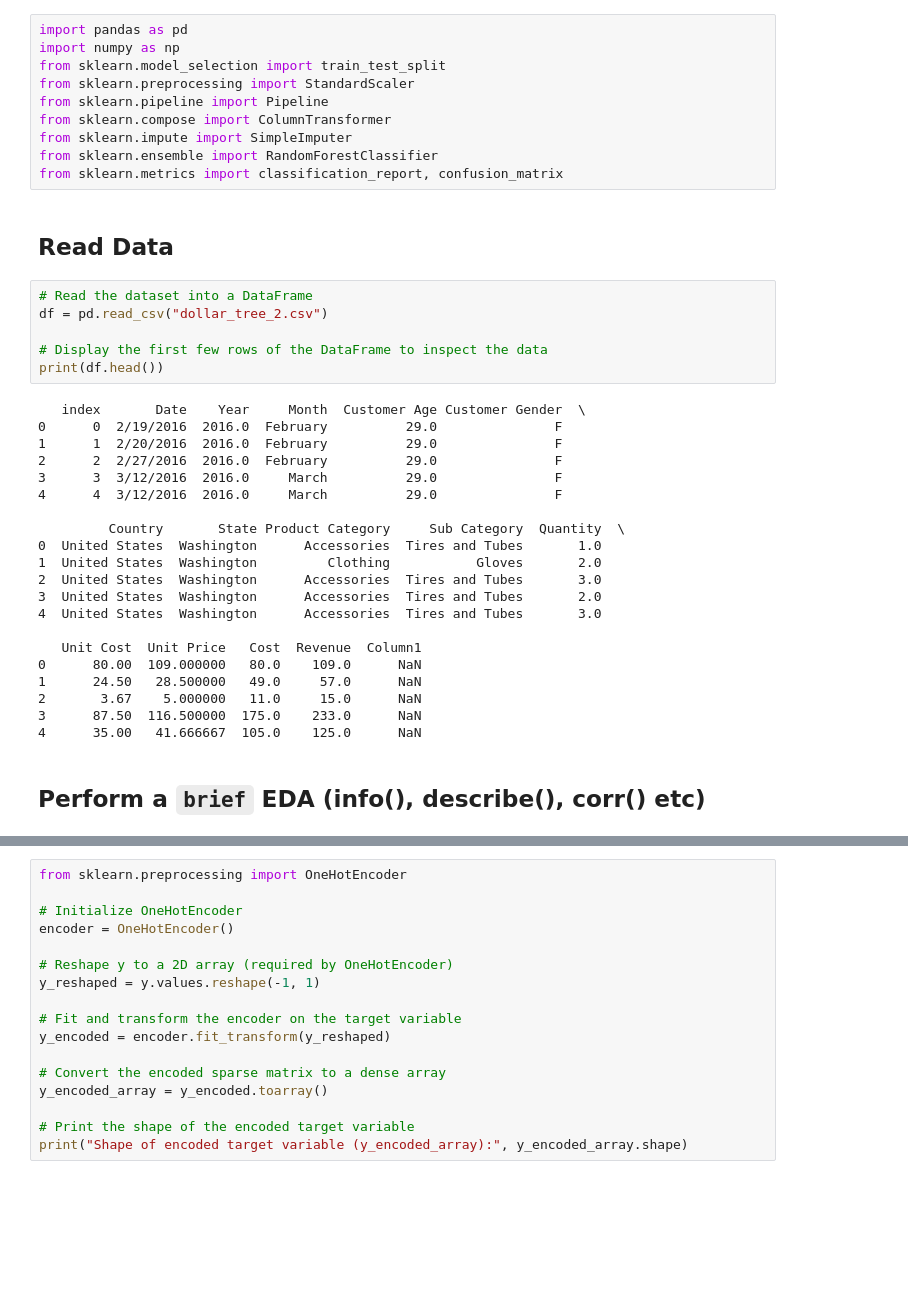
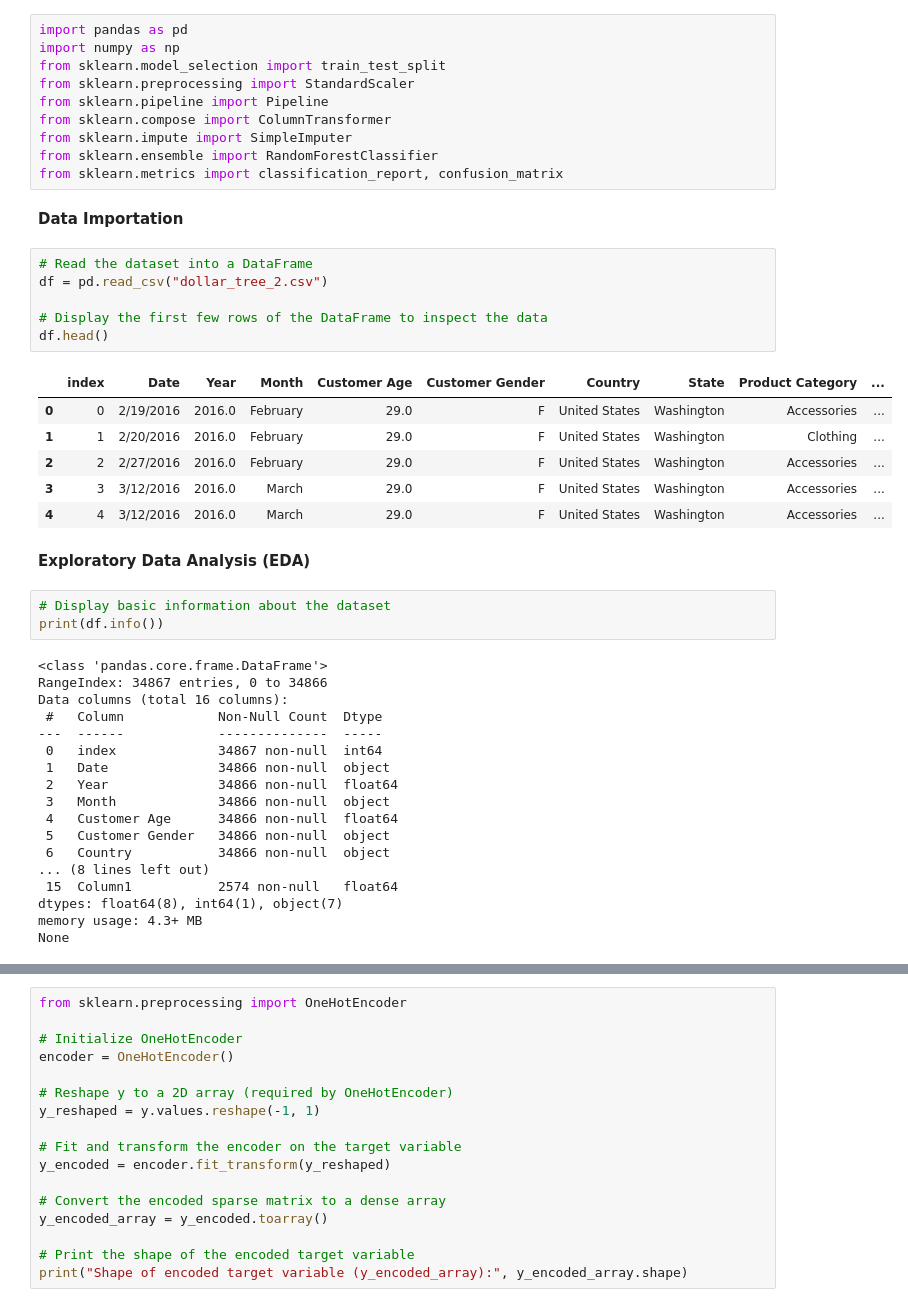
Before and after one commit to Ogoms/Product-Category-Prediction, a Jupyter notebook: Notebook/Product_Prediction.ipynb, the cells around one changed output, grey strips where cells are left out. Cells and saved outputs as stored; diff of their text form; blank space fills up the shorter version.

```diff
--- a/Notebook/Product_Prediction.ipynb
+++ b/Notebook/Product_Prediction.ipynb
@@ -17,33 +19,40 @@ from sklearn.impute import SimpleImputer
 from sklearn.ensemble import RandomForestClassifier
 from sklearn.metrics import classification_report, confusion_matrix
 # %% [markdown]
-## Read Data
+**Data Importation**
 # %%
 # Read the dataset into a DataFrame
 df = pd.read_csv("dollar_tree_2.csv")
 
 # Display the first few rows of the DataFrame to inspect the data
-print(df.head())
+df.head()
 # %% [output]
-   index       Date    Year     Month  Customer Age Customer Gender  \
-0      0  2/19/2016  2016.0  February          29.0               F
-1      1  2/20/2016  2016.0  February          29.0               F
-2      2  2/27/2016  2016.0  February          29.0               F
-3      3  3/12/2016  2016.0     March          29.0               F
-4      4  3/12/2016  2016.0     March          29.0               F
-
-         Country       State Product Category     Sub Category  Quantity  \
-0  United States  Washington      Accessories  Tires and Tubes       1.0
-1  United States  Washington         Clothing           Gloves       2.0
-2  United States  Washington      Accessories  Tires and Tubes       3.0
-3  United States  Washington      Accessories  Tires and Tubes       2.0
-4  United States  Washington      Accessories  Tires and Tubes       3.0
-
-   Unit Cost  Unit Price   Cost  Revenue  Column1
-0      80.00  109.000000   80.0    109.0      NaN
-1      24.50   28.500000   49.0     57.0      NaN
-2       3.67    5.000000   11.0     15.0      NaN
-3      87.50  116.500000  175.0    233.0      NaN
-4      35.00   41.666667  105.0    125.0      NaN
+|  | index | Date | Year | Month | Customer Age | Customer Gender | Country | State | Product Category | ... |
+| 0 | 0 | 2/19/2016 | 2016.0 | February | 29.0 | F | United States | Washington | Accessories | ... |
+| 1 | 1 | 2/20/2016 | 2016.0 | February | 29.0 | F | United States | Washington | Clothing | ... |
+| 2 | 2 | 2/27/2016 | 2016.0 | February | 29.0 | F | United States | Washington | Accessories | ... |
+| 3 | 3 | 3/12/2016 | 2016.0 | March | 29.0 | F | United States | Washington | Accessories | ... |
+| 4 | 4 | 3/12/2016 | 2016.0 | March | 29.0 | F | United States | Washington | Accessories | ... |
-# %% [markdown]
-## Perform a `brief` EDA  (info(), describe(), corr() etc)
+# %% [markdown]
+**Exploratory Data Analysis (EDA)**
+# %%
+# Display basic information about the dataset
+print(df.info())
+# %% [output]
+<class 'pandas.core.frame.DataFrame'>
+RangeIndex: 34867 entries, 0 to 34866
+Data columns (total 16 columns):
+ #   Column            Non-Null Count  Dtype
+---  ------            --------------  -----
+ 0   index             34867 non-null  int64
+ 1   Date              34866 non-null  object
+ 2   Year              34866 non-null  float64
+ 3   Month             34866 non-null  object
+ 4   Customer Age      34866 non-null  float64
+ 5   Customer Gender   34866 non-null  object
+ 6   Country           34866 non-null  object
+... (8 lines left out)
+ 15  Column1           2574 non-null   float64
+dtypes: float64(8), int64(1), object(7)
+memory usage: 4.3+ MB
+None
```
Also changed, not shown: parts of 58 cells of this notebook, 3 other files.
